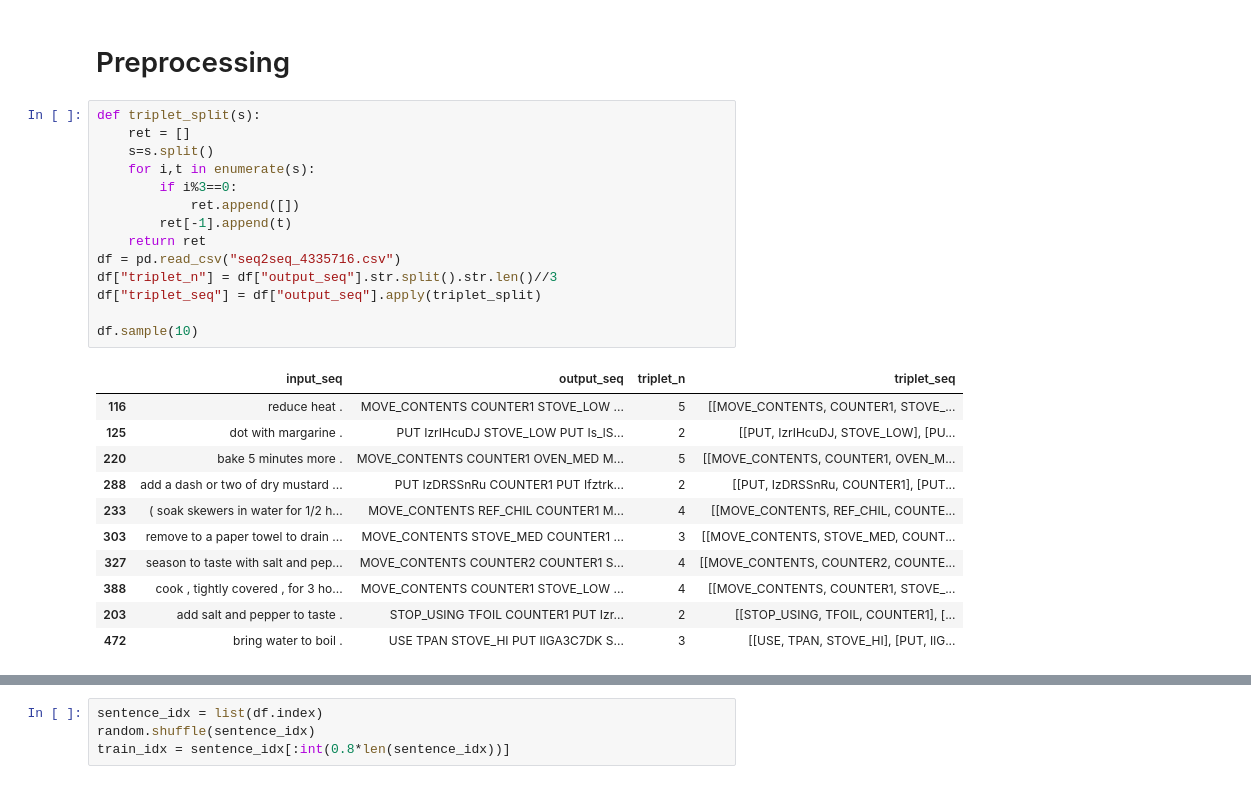
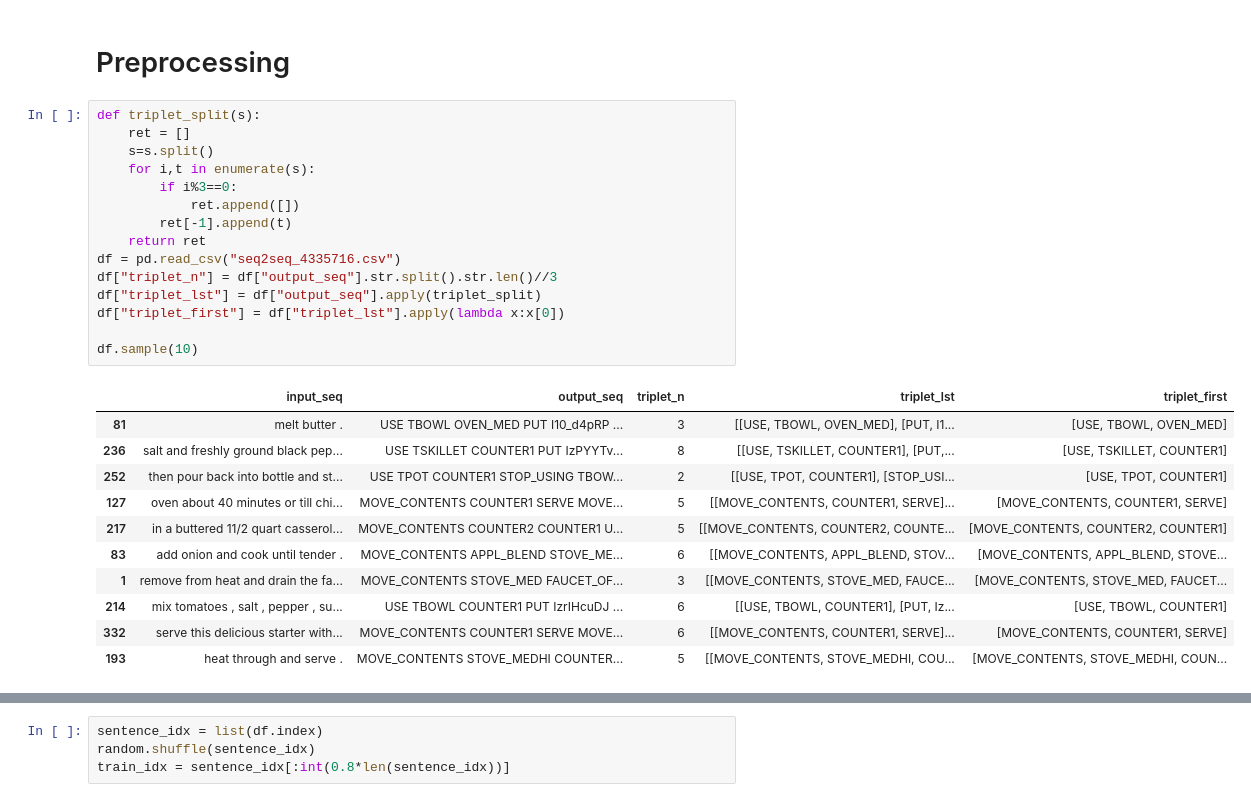
Before and after one commit to urigoren/recipe_parsing, a Jupyter notebook: notebooks/ClassifierChainBert.ipynb, the cells around one changed output, grey strips where cells are left out. Drawn from its saved outputs; the diff is of its cells as text.

```diff
--- a/notebooks/ClassifierChainBert.ipynb
+++ b/notebooks/ClassifierChainBert.ipynb
@@ -63,27 +65,28 @@ idx2arg = {i:ingredients.get(v,v) for v,i in arg2idx.items()}
 # %%
 def triplet_split(s):
     ret = []
     s=s.split()
     for i,t in enumerate(s):
         if i%3==0:
             ret.append([])
         ret[-1].append(t)
     return ret
 df = pd.read_csv("seq2seq_4335716.csv")
 df["triplet_n"] = df["output_seq"].str.split().str.len()//3
-df["triplet_seq"] = df["output_seq"].apply(triplet_split)
+df["triplet_lst"] = df["output_seq"].apply(triplet_split)
+df["triplet_first"] = df["triplet_lst"].apply(lambda x:x[0])
 
 df.sample(10)
 # %% [output]
-|  | input_seq | output_seq | triplet_n | triplet_seq |
-| 116 | reduce heat . | MOVE_CONTENTS COUNTER1 STOVE_LOW ... | 5 | [[MOVE_CONTENTS, COUNTER1, STOVE_... |
-| 125 | dot with margarine . | PUT IzrIHcuDJ STOVE_LOW PUT Is_lS... | 2 | [[PUT, IzrIHcuDJ, STOVE_LOW], [PU... |
-| 220 | bake 5 minutes more . | MOVE_CONTENTS COUNTER1 OVEN_MED M... | 5 | [[MOVE_CONTENTS, COUNTER1, OVEN_M... |
-| 288 | add a dash or two of dry mustard ... | PUT IzDRSSnRu COUNTER1 PUT Ifztrk... | 2 | [[PUT, IzDRSSnRu, COUNTER1], [PUT... |
-| 233 | ( soak skewers in water for 1/2 h... | MOVE_CONTENTS REF_CHIL COUNTER1 M... | 4 | [[MOVE_CONTENTS, REF_CHIL, COUNTE... |
-| 303 | remove to a paper towel to drain ... | MOVE_CONTENTS STOVE_MED COUNTER1 ... | 3 | [[MOVE_CONTENTS, STOVE_MED, COUNT... |
-| 327 | season to taste with salt and pep... | MOVE_CONTENTS COUNTER2 COUNTER1 S... | 4 | [[MOVE_CONTENTS, COUNTER2, COUNTE... |
-| 388 | cook , tightly covered , for 3 ho... | MOVE_CONTENTS COUNTER1 STOVE_LOW ... | 4 | [[MOVE_CONTENTS, COUNTER1, STOVE_... |
-| 203 | add salt and pepper to taste . | STOP_USING TFOIL COUNTER1 PUT Izr... | 2 | [[STOP_USING, TFOIL, COUNTER1], [... |
-| 472 | bring water to boil . | USE TPAN STOVE_HI PUT IlGA3C7DK S... | 3 | [[USE, TPAN, STOVE_HI], [PUT, IlG... |
+|  | input_seq | output_seq | triplet_n | triplet_lst | triplet_first |
+| 81 | melt butter . | USE TBOWL OVEN_MED PUT I10_d4pRP ... | 3 | [[USE, TBOWL, OVEN_MED], [PUT, I1... | [USE, TBOWL, OVEN_MED] |
+| 236 | salt and freshly ground black pep... | USE TSKILLET COUNTER1 PUT IzPYYTv... | 8 | [[USE, TSKILLET, COUNTER1], [PUT,... | [USE, TSKILLET, COUNTER1] |
+| 252 | then pour back into bottle and st... | USE TPOT COUNTER1 STOP_USING TBOW... | 2 | [[USE, TPOT, COUNTER1], [STOP_USI... | [USE, TPOT, COUNTER1] |
+| 127 | oven about 40 minutes or till chi... | MOVE_CONTENTS COUNTER1 SERVE MOVE... | 5 | [[MOVE_CONTENTS, COUNTER1, SERVE]... | [MOVE_CONTENTS, COUNTER1, SERVE] |
+| 217 | in a buttered 11/2 quart casserol... | MOVE_CONTENTS COUNTER2 COUNTER1 U... | 5 | [[MOVE_CONTENTS, COUNTER2, COUNTE... | [MOVE_CONTENTS, COUNTER2, COUNTER1] |
+| 83 | add onion and cook until tender . | MOVE_CONTENTS APPL_BLEND STOVE_ME... | 6 | [[MOVE_CONTENTS, APPL_BLEND, STOV... | [MOVE_CONTENTS, APPL_BLEND, STOVE... |
+| 1 | remove from heat and drain the fa... | MOVE_CONTENTS STOVE_MED FAUCET_OF... | 3 | [[MOVE_CONTENTS, STOVE_MED, FAUCE... | [MOVE_CONTENTS, STOVE_MED, FAUCET... |
+| 214 | mix tomatoes , salt , pepper , su... | USE TBOWL COUNTER1 PUT IzrIHcuDJ ... | 6 | [[USE, TBOWL, COUNTER1], [PUT, Iz... | [USE, TBOWL, COUNTER1] |
+| 332 | serve this delicious starter with... | MOVE_CONTENTS COUNTER1 SERVE MOVE... | 6 | [[MOVE_CONTENTS, COUNTER1, SERVE]... | [MOVE_CONTENTS, COUNTER1, SERVE] |
+| 193 | heat through and serve . | MOVE_CONTENTS STOVE_MEDHI COUNTER... | 5 | [[MOVE_CONTENTS, STOVE_MEDHI, COU... | [MOVE_CONTENTS, STOVE_MEDHI, COUN... |
 # %%
```
Also changed, not shown: parts of 29 cells of this notebook.
